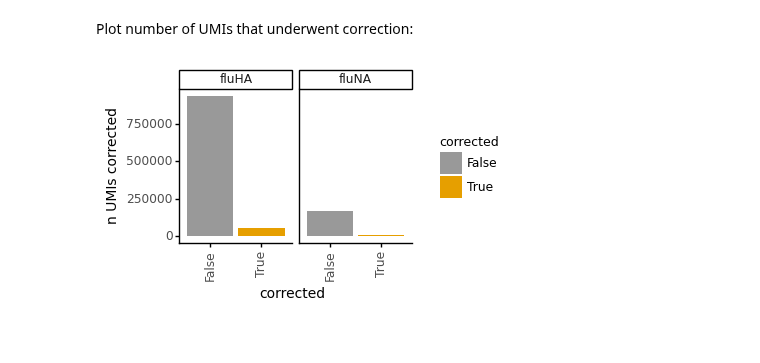
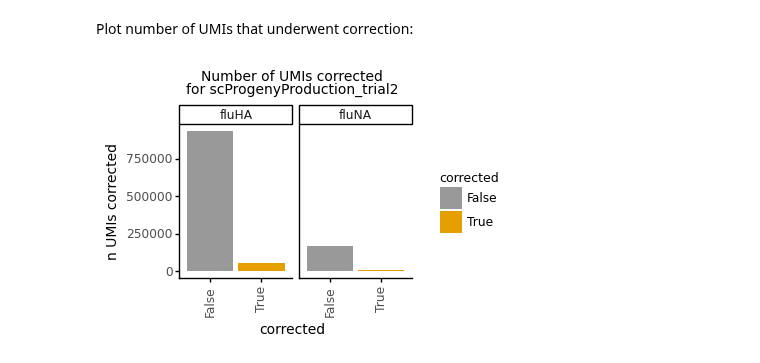
Before and after one commit to jbloomlab/barcoded_flu_pdmH1N1, a Jupyter notebook: correct_viral_barcodes_in_transcripts.py.ipynb, the cells around one changed output. Saved outputs shown, nothing was run; the diff lists cells and outputs as text; code cells hidden in the pictures.

```diff
--- a/correct_viral_barcodes_in_transcripts.py.ipynb
+++ b/correct_viral_barcodes_in_transcripts.py.ipynb
@@ -163,20 +163,22 @@ Plot number of UMIs that underwent correction:
 # %%
 fig = (p9.ggplot(viral_bc_df, p9.aes(x='corrected',
                                      y='count_original_viral_bc',
                                      fill='corrected')) +
        p9.geom_bar(stat='identity') +
+       p9.facet_grid('~gene') +
+       p9.ggtitle('Number of UMIs corrected\n'
+                  f'for {expt}') +
        p9.ylab('n UMIs corrected') +
-       p9.facet_grid('~gene') +
        p9.theme(figure_size=(1.5*(viral_bc_df['gene'].nunique()),
                              2),
                 axis_text_x=p9.element_text(angle=90),
                 plot_title=p9.element_text(size=10),
                 axis_title=p9.element_text(size=10),
                 legend_title=p9.element_text(size=9),
                 legend_title_align='center') +
        p9.scale_fill_manual(CBPALETTE[0:]))
 
 # show plot
 fig.draw()
 # %% [output]
-[figure, old version]
+[figure, new version]
```
Also changed, not shown: parts of 2 cells of this notebook.
